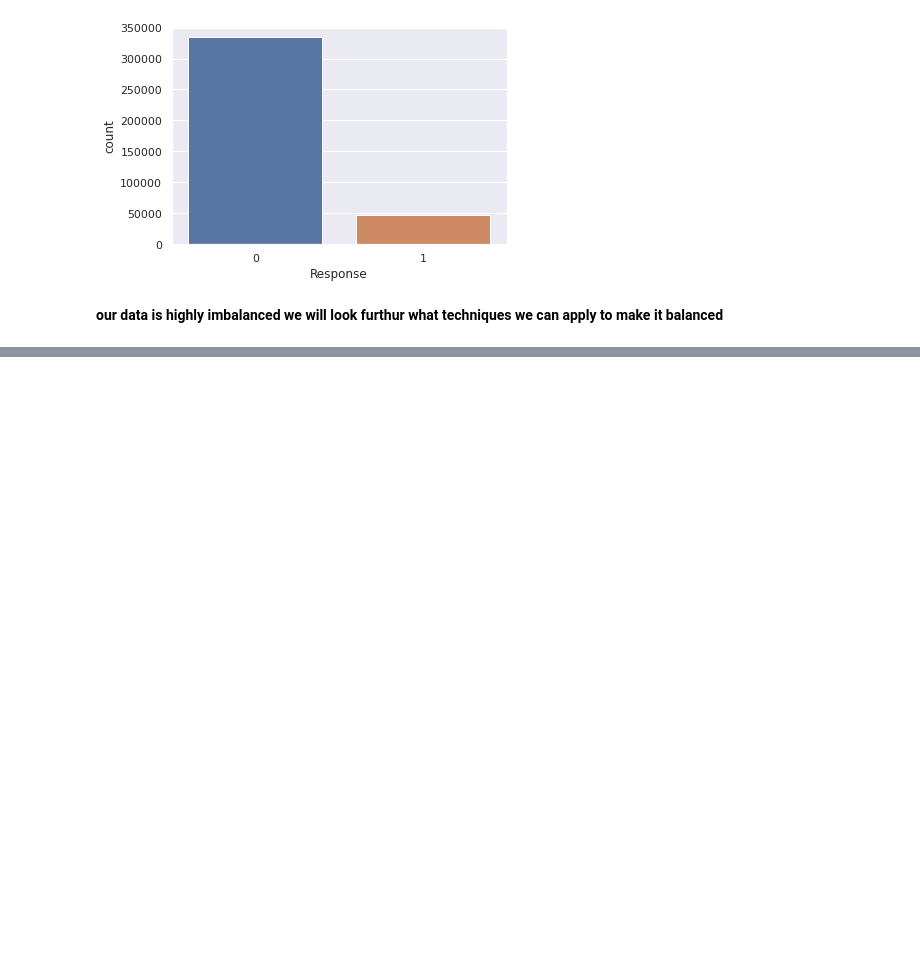
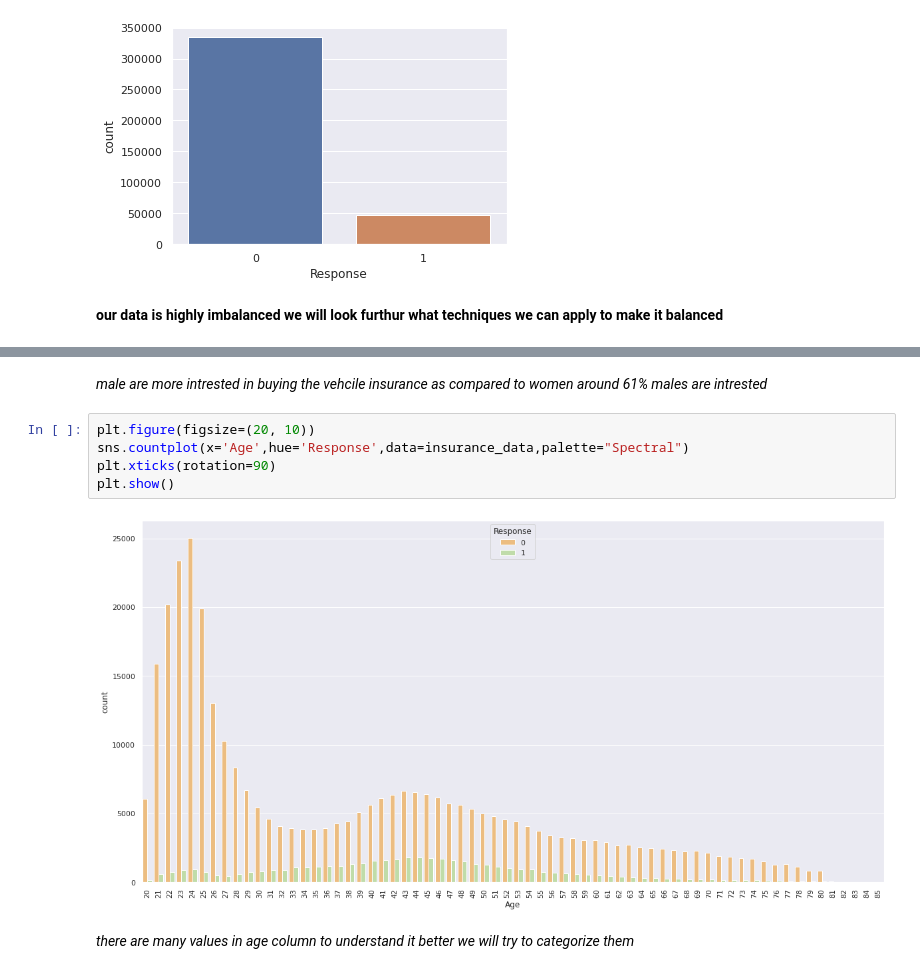
Before and after one commit to smriti192002/Health-Insurance-Cross-Sell-Prediction, a Jupyter notebook: Health_Insurance_Cross_Sell_Prediction.ipynb, the cells around one changed output, grey strips where cells are left out. Saved outputs shown, nothing was run; the diff lists cells and outputs as text; blank space fills up the shorter version.

```diff
--- a/Health_Insurance_Cross_Sell_Prediction.ipynb
+++ b/Health_Insurance_Cross_Sell_Prediction.ipynb
@@ -182,0 +266,11 @@ sns.countplot(x='Response',data=insurance_data)
+# %% [markdown]
+*male are more intrested in buying the vehcile insurance as compared to women around 61% males are intrested*
+# %%
+plt.figure(figsize=(20, 10))
+sns.countplot(x='Age',hue='Response',data=insurance_data,palette="Spectral")
+plt.xticks(rotation=90)
+plt.show()
+# %% [output]
+[figure, added]
+# %% [markdown]
+*there are many values in age column to understand it better we will try to categorize them*
```
Also changed, not shown: parts of 19 cells of this notebook.
